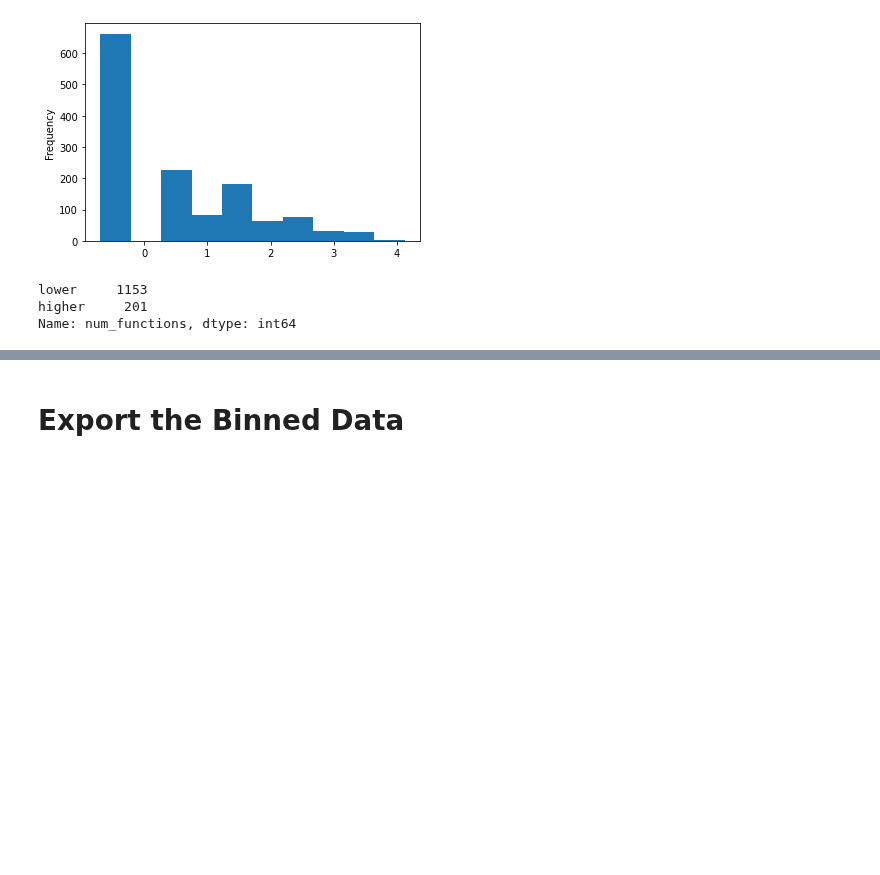
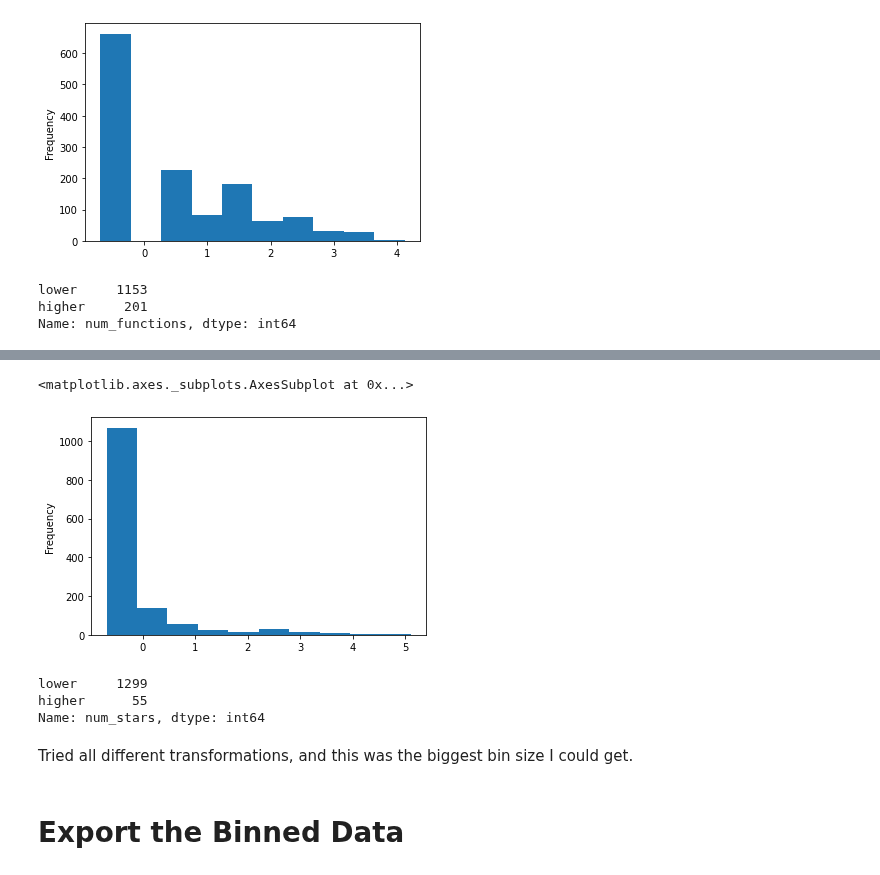
Before and after one commit to Isabel-Gan/quantifying-notebook-features, a Jupyter notebook: output/complete-runs/analysis/binning-data/all-data-binning.ipynb, the cells around one changed output, grey strips where cells are left out. Cells and saved outputs as stored; diff of their text form; code cells hidden in the pictures; blank space fills up the shorter version.

```diff
--- a/output/complete-runs/analysis/binning-data/all-data-binning.ipynb
+++ b/output/complete-runs/analysis/binning-data/all-data-binning.ipynb
@@ -837,3 +909,27 @@ Name: num_functions, dtype: int64
+# %%
+# copy the original column
+no_md_num_stars = no_md_quant_df['num_stars'].copy()
+
+# transform the column
+no_md_num_stars = no_md_num_stars.transform(lambda x : math.log(x + 0.5))
+
+# plot the column again
+no_md_num_stars.plot(kind = 'hist')
+# %% [output]
+<matplotlib.axes._subplots.AxesSubplot at 0x...>
+[figure, added]
+# %%
+# try to bin the data again
+no_md_num_stars = pd.cut(no_md_num_stars, 2, labels = two_labels)
+
+# check bin counts
+no_md_num_stars.value_counts()
+# %% [output]
+lower     1299
+higher      55
+Name: num_stars, dtype: int64
+# %% [markdown]
+Tried all different transformations, and this was the biggest bin size I could get.
 # %% [markdown]
 # Export the Binned Data
 # %%
```
Also changed, not shown: parts of 21 cells of this notebook, 2 other files.
